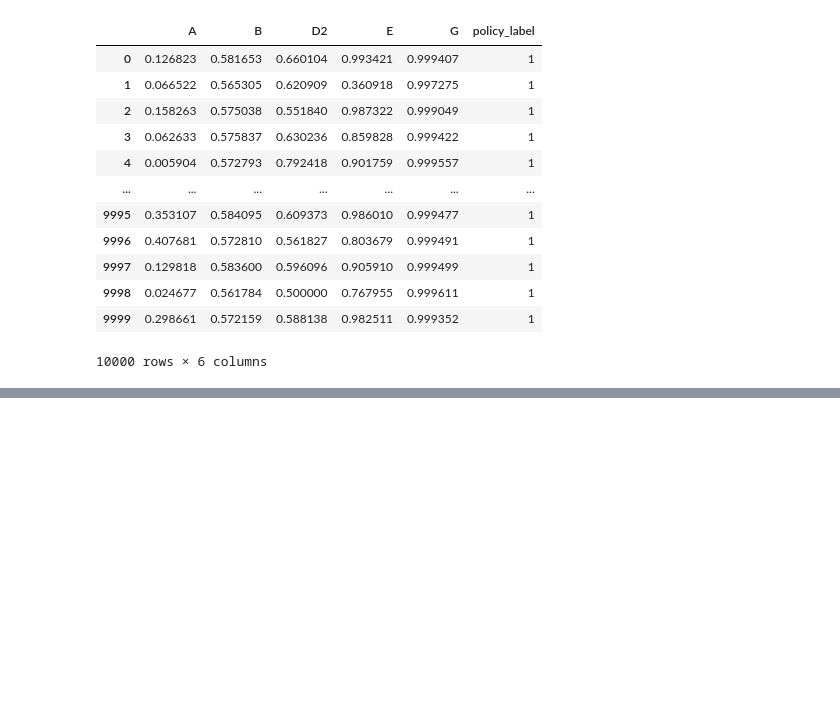
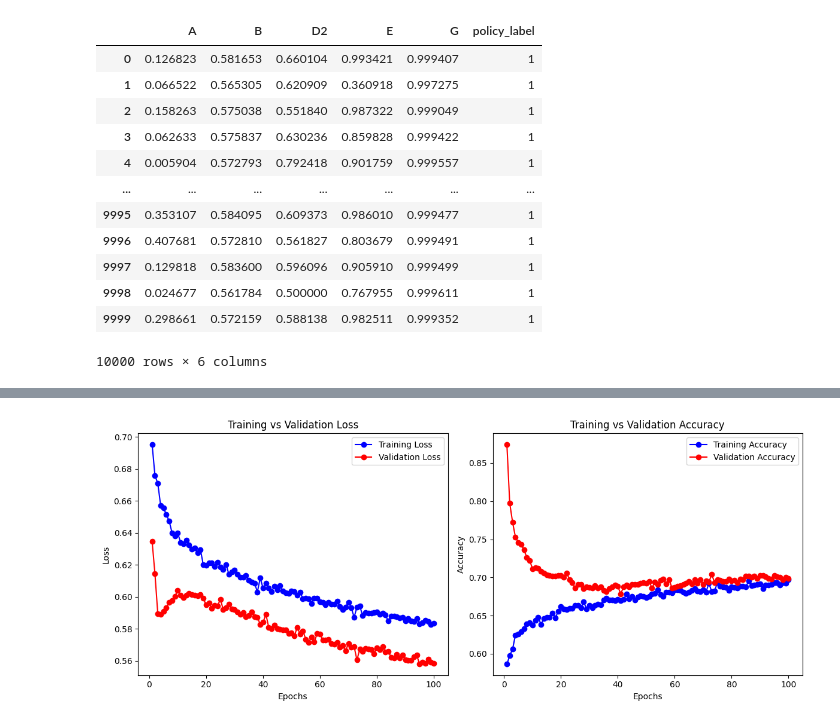
Before and after one commit to codebyhyuk/TikTok-TechJam-2025, a Jupyter notebook: classification_model/MLP.ipynb, the cells around one changed output, grey strips where cells are left out. Saved outputs shown, nothing was run; the diff lists cells and outputs as text; code cells hidden in the pictures; blank space fills up the shorter version.

```diff
--- a/classification_model/MLP.ipynb
+++ b/classification_model/MLP.ipynb
@@ -36,5 +46,5 @@ df_final
 # %%
-X = df_final[["A","B","D2","E"]]
+X = df_final[["A","B","D2","E","G"]]
 y = df_final.policy_label
 # %%
 # stratified train/test split
@@ -52,3 +60,7 @@ Class weights: {np.int64(0): np.float64(4.587155963302752), np.int64(1): np.floa
+# %%
+#oversampling
+smote = SMOTE(sampling_strategy='auto', random_state=42)
+X_train_res, y_train_res = smote.fit_resample(X_train, y_train)
 # %%
 # MLP model
 model = Sequential([
@@ -65,11 +97,12 @@ model.compile(optimizer=Adam(learning_rate=0.001),
 # %%
 # training
 history = model.fit(
-    X_train, y_train,
-    validation_split=0.2,
-    epochs=20,
+    X_train_res, y_train_res,
+    validation_data=(X_val, y_val),
+    epochs=100,
     batch_size=64,
-    class_weight=class_weight_dict,
-    verbose=2
+    #class_weight=class_weight_dict,
+    verbose=1,
+    #callbacks=[early_stop]
 )
 # %% [output]
@@ -84,0 +126,33 @@ print(f"Test Accuracy: {acc:.4f}")
+# %%
+history_dict = history.history
+train_loss = history_dict['loss']
+val_loss = history_dict['val_loss']
+train_acc = history_dict['accuracy']
+val_acc = history_dict['val_accuracy']
+
+epochs = range(1, len(train_loss) + 1)
+
+# Loss Graph
+plt.figure(figsize=(12, 5))
+
+plt.subplot(1, 2, 1)
+plt.plot(epochs, train_loss, 'bo-', label='Training Loss')
+plt.plot(epochs, val_loss, 'ro-', label='Validation Loss')
+plt.title('Training vs Validation Loss')
+plt.xlabel('Epochs')
+plt.ylabel('Loss')
+plt.legend()
+
+# Accuracy Graph
+plt.subplot(1, 2, 2)
+plt.plot(epochs, train_acc, 'bo-', label='Training Accuracy')
+plt.plot(epochs, val_acc, 'ro-', label='Validation Accuracy')
+plt.title('Training vs Validation Accuracy')
+plt.xlabel('Epochs')
+plt.ylabel('Accuracy')
+plt.legend()
+
+plt.tight_layout()
+plt.show()
+# %% [output]
+[figure, added]
```
Also changed, not shown: parts of 8 cells of this notebook, 2 other files.
